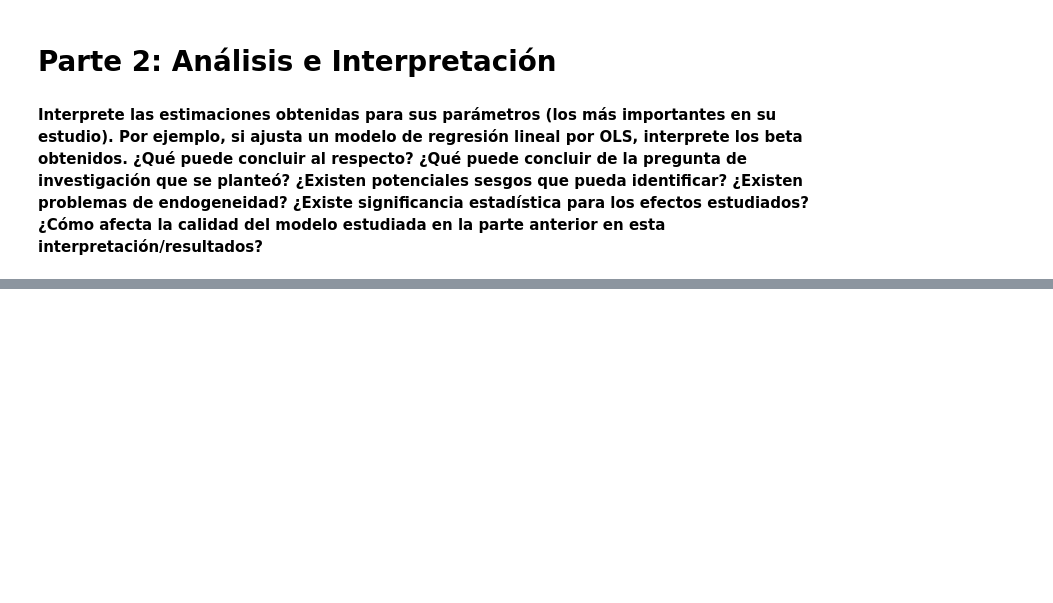
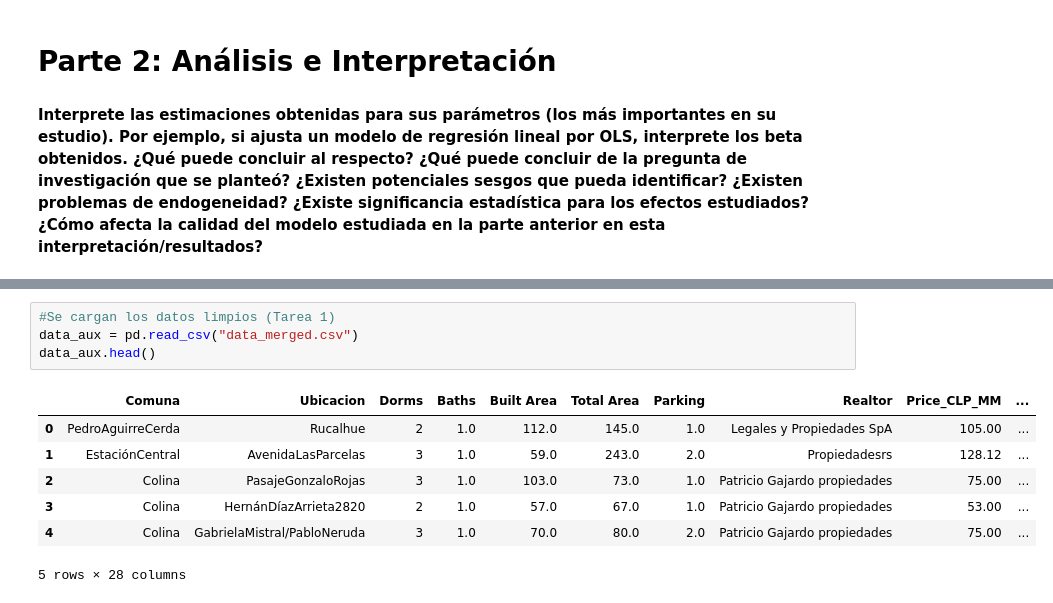
Before and after one commit to mvarasg/MDS7101-Estadistica, a Jupyter notebook: Tareas/T2/Tarea 2 Estadística.ipynb, the cells around one changed output, grey strips where cells are left out. Cells and saved outputs as stored; diff of their text form; blank space fills up the shorter version.

```diff
--- a/Tareas/T2/Tarea 2 Estadística.ipynb
+++ b/Tareas/T2/Tarea 2 Estadística.ipynb
@@ -67,0 +312,12 @@ Comentamos
+# %%
+#Se cargan los datos limpios (Tarea 1)
+data_aux = pd.read_csv("data_merged.csv")
+data_aux.head()
+# %% [output]
+|  | Comuna | Ubicacion | Dorms | Baths | Built Area | Total Area | Parking | Realtor | Price_CLP_MM | ... |
+| 0 | PedroAguirreCerda | Rucalhue | 2 | 1.0 | 112.0 | 145.0 | 1.0 | Legales y Propiedades SpA | 105.00 | ... |
+| 1 | EstaciónCentral | AvenidaLasParcelas | 3 | 1.0 | 59.0 | 243.0 | 2.0 | Propiedadesrs | 128.12 | ... |
+| 2 | Colina | PasajeGonzaloRojas | 3 | 1.0 | 103.0 | 73.0 | 1.0 | Patricio Gajardo propiedades | 75.00 | ... |
+| 3 | Colina | HernánDíazArrieta2820 | 2 | 1.0 | 57.0 | 67.0 | 1.0 | Patricio Gajardo propiedades | 53.00 | ... |
+| 4 | Colina | GabrielaMistral/PabloNeruda | 3 | 1.0 | 70.0 | 80.0 | 2.0 | Patricio Gajardo propiedades | 75.00 | ... |
+5 rows × 28 columns
```
Also changed, not shown: parts of 37 cells of this notebook, 4 other files.
